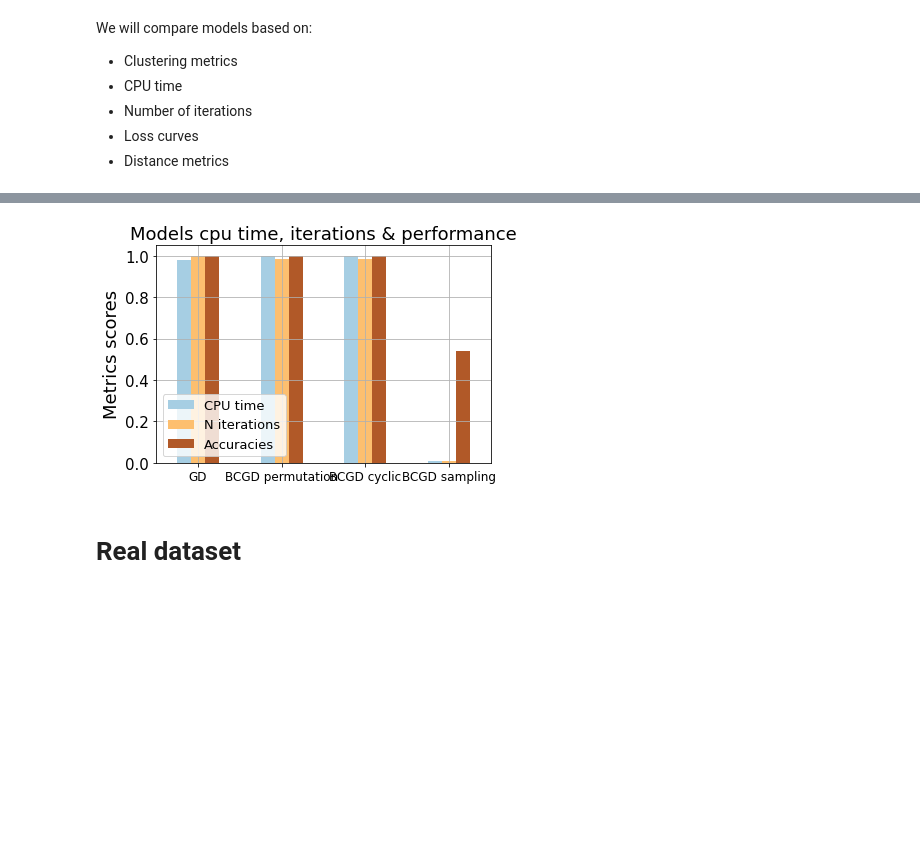
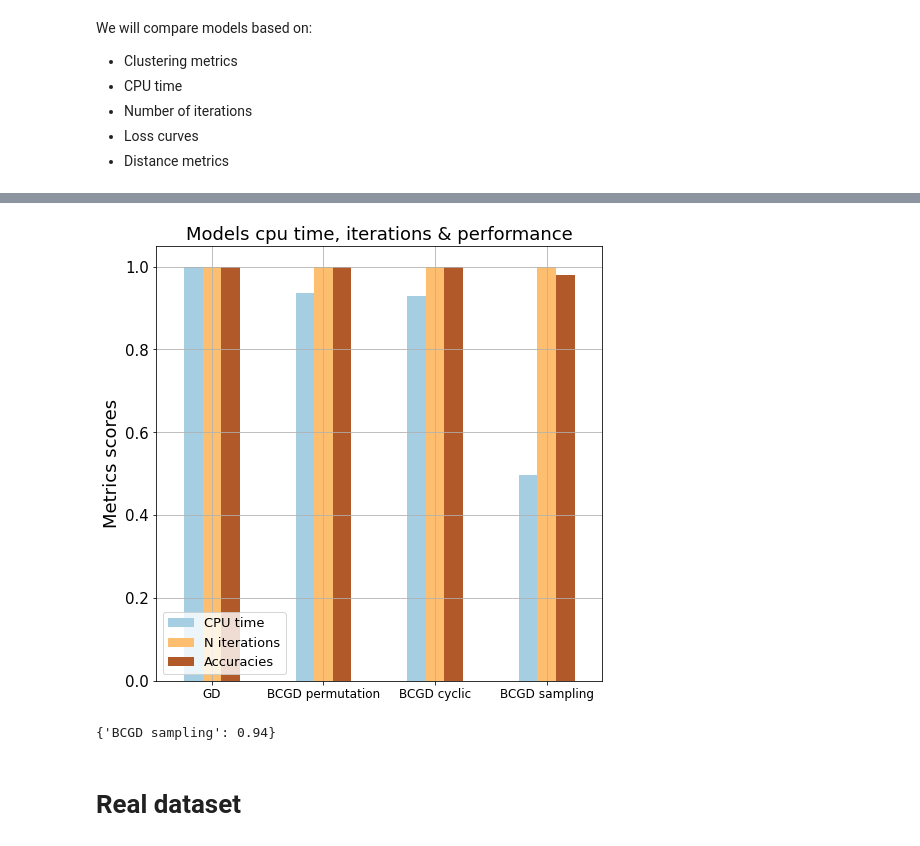
Before and after one commit to PashaIanko/Semi-Supervised-Labelling, a Jupyter notebook: main_notebook.ipynb, the cells around one changed output, grey strips where cells are left out. Cells and saved outputs as stored; diff of their text form; code cells hidden in the pictures; blank space fills up the shorter version.

```diff
--- a/main_notebook.ipynb
+++ b/main_notebook.ipynb
@@ -417,8 +417,8 @@ preds, losses, n_iters, cpu_times = compare_models(
     solvers,
     X,
     Y_delabeled,
-    iters_limit = 500,
-    delta_loss_limit = 0.003
+    iters_limit = 100,
+    delta_loss_limit = 0.0001
 )
 
 accuracies = {name: accuracy_score(preds[name], Y) for name in solvers.keys()}
@@ -463,32 +470,38 @@ plot_curves(losses, 'Losses', y_label = 'Loss')
 # %%
 def plot_bar_metrics(metrics_df):
+
     ax = metrics_df.plot.bar(
         rot = 0,
         ylabel = 'Metrics results',
-        cmap = 'Paired'
+        cmap = 'Paired',
+        figsize = (8, 8)
     )
 
     ax.set_title('Models cpu time, iterations & performance', fontsize = 18)
     ax.set_ylabel('Metrics scores', fontsize = 18)
     ax.tick_params(axis = 'y', labelsize = 15)
     ax.tick_params(axis = 'x', labelsize = 12)
     ax.legend(loc = 3, prop = {'size': 13})
     plt.grid()
 
 def normalize_cols(dataframe):
     cols = dataframe.columns
     for c in cols:
         dataframe[c] = dataframe[c] / dataframe[c].max()
 
 
 bar_metrics = pd.DataFrame.from_dict(cpu_times, orient='index', columns = ['CPU time'])
 bar_metrics['N iterations'] = n_iters.values()
 bar_metrics['Accuracies'] = accuracies.values()
 
 normalize_cols(bar_metrics)
 plot_bar_metrics(bar_metrics)
 # %% [output]
-[figure, old version]
+[figure, new version]
+# %%
+print(accuracies)
+# %% [output]
+{'BCGD sampling': 0.94}
 # %% [markdown]
 # Real dataset
 # %%
```
Also changed, not shown: parts of 5 cells of this notebook.
